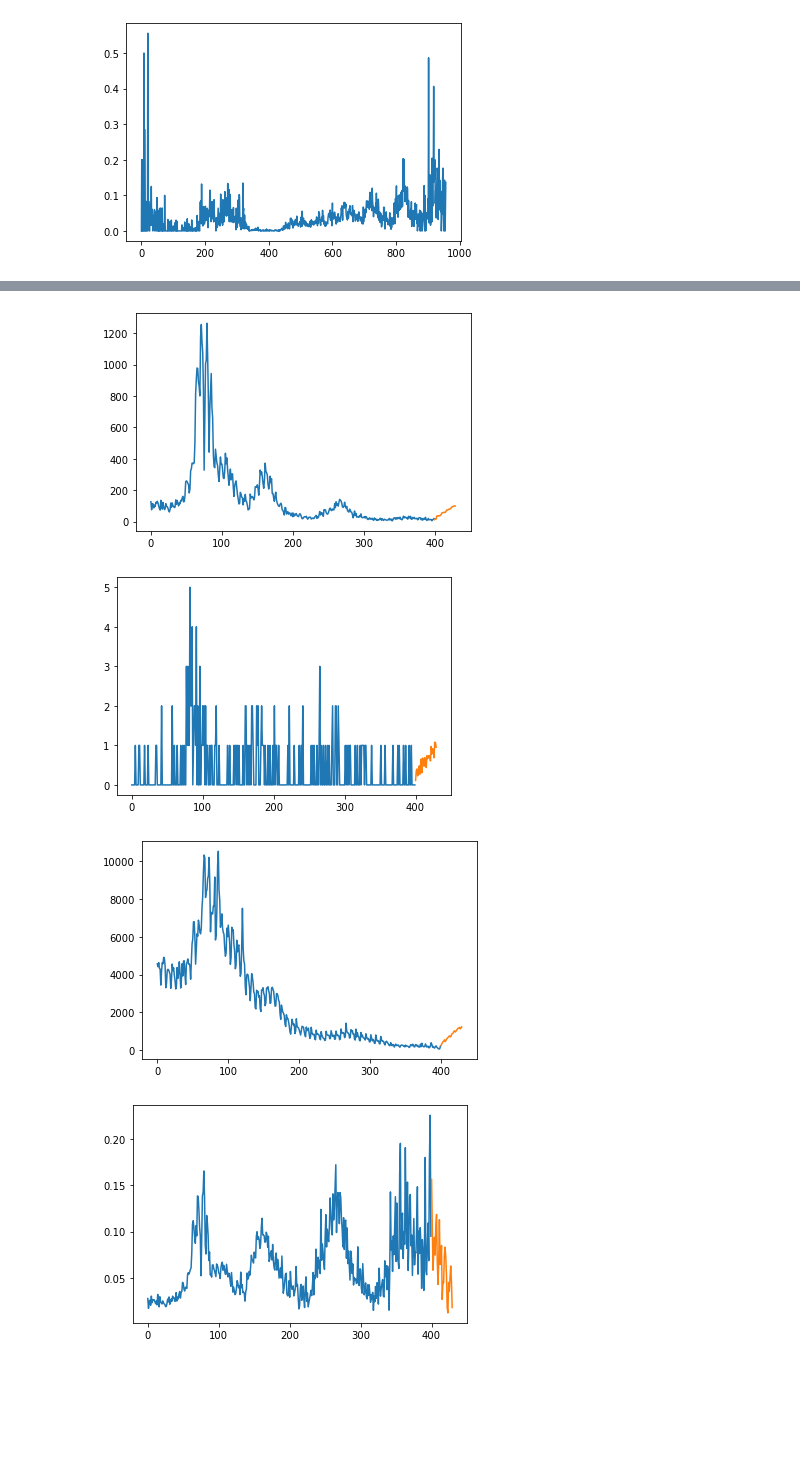
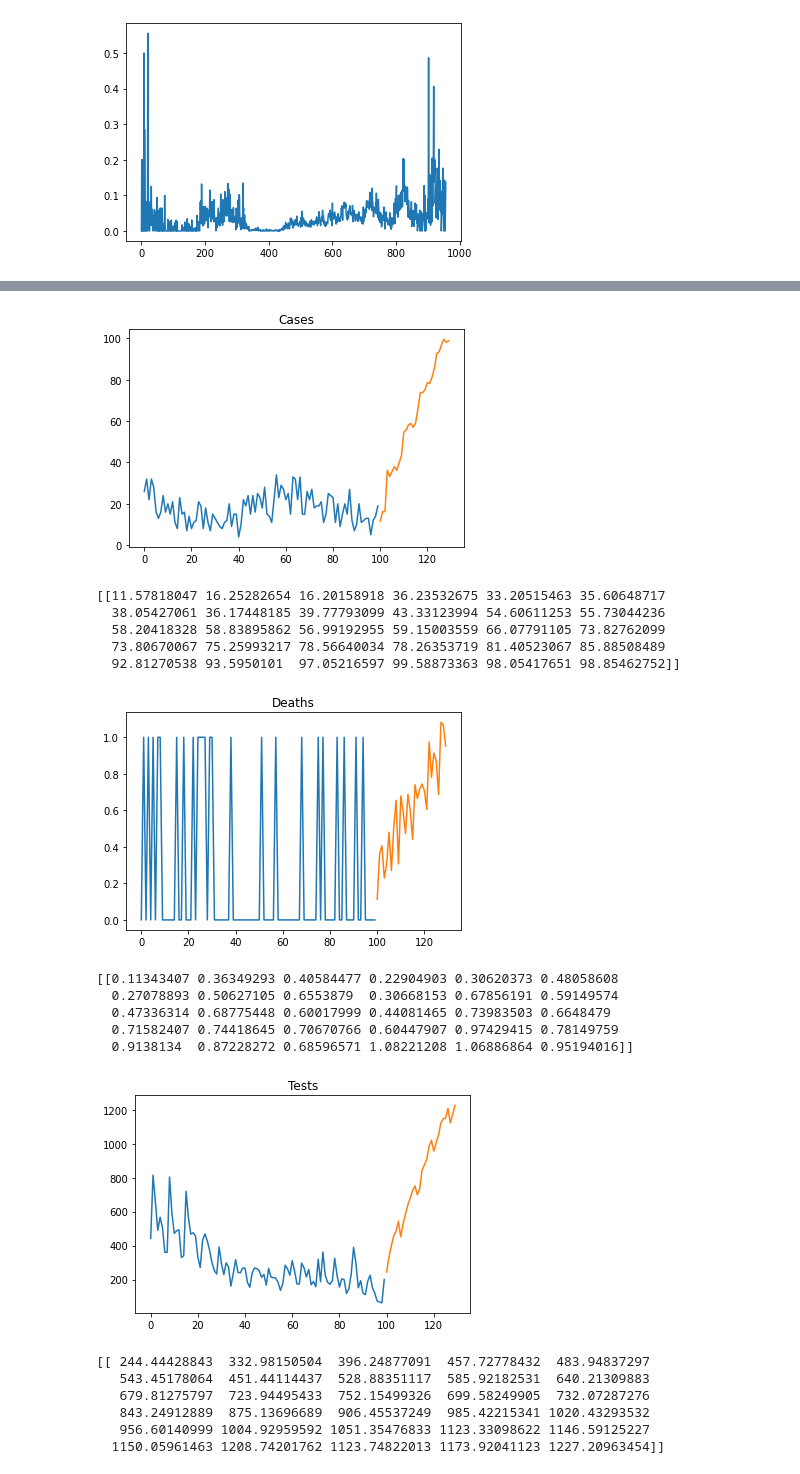
Before and after one commit to eduardburlacu/CERI_HackX, a Jupyter notebook: Covid_Cases_Predictor-main/Covid_Predictor_Main_BUN.ipynb, the cells around one changed output, grey strips where cells are left out. Cells and saved outputs as stored; diff of their text form; code cells hidden in the pictures; blank space fills up the shorter version.

Commit message:
predicted other data

```diff
--- a/Covid_Cases_Predictor-main/Covid_Predictor_Main_BUN.ipynb
+++ b/Covid_Cases_Predictor-main/Covid_Predictor_Main_BUN.ipynb
@@ -118,6 +120,4 @@ list_of_df[0][1].describe()
 # %%
-from warnings import simplefilter
-import seaborn as sns
 from sklearn.linear_model import LinearRegression
 # from sklearn.metrics import mean_squared_error
 from sklearn.model_selection import train_test_split
@@ -148,7 +148,7 @@ def pipeline(model, county, label):
 
     # 14 days of lag features
     y= county[label]
-    y = y.copy()*1000
+    y = y.copy()
     X = make_lags(y, lags=50).fillna(0.0)
 
     def make_multistep_target(ts, steps):
@@ -188,43 +188,59 @@ def pipeline(model, county, label):
 # %%
 list_of_features.append('y')
 # %%
-model = LinearRegression()
 dict_models=dict()
-for feat in list_of_features:
-    for i in range(len(list_of_df)//9):
-        model = pipeline(model, list_of_df[i][1], feat)
-    dict_models[feat]=model
-
-    past_values = 50
-    def get_data(n):
+def get_data(n, feat, past_values):
         re = list_of_df[n][1][feat]
         values=list(re)
         X = []
         y = []
         for i in range(len(values)-past_values):
             X.append(values[i:i+past_values])
             y.append(values[i+past_values])
         X = np.array(X)
         y = np.array(y)
         return X, y
+for feat in list_of_features:
+    model = LinearRegression()
+    for i in range(len(list_of_df)//9):
+        model = pipeline(model, list_of_df[i][1], feat)
+    dict_models[feat]=model
 
-    X, y = get_data(100)
+    past_values = 50
+    X, y = get_data(100, feat, past_values)
     # X, y = X[:-220], y[:-220]
 
-    plt.plot(y[-400:])
+    plt.plot(y[-100:])
 
     shift = 0
-    x_axis_future = np.arange(400-30*shift, 400-30*(shift-1))
-    if shift: y_future = model.predict(X[-1-shift:-shift])/1000
-    else: y_future = model.predict(X[-1-shift:]*1000)/1000
+    x_axis_future = np.arange(100-30*shift, 100-30*(shift-1))
+    if shift: y_future = model.predict(X[-1-shift:-shift])
+    else: y_future = model.predict(X[-1-shift:])
     plt.plot(x_axis_future, y_future[0])
     if shift == 0: y = np.append(y, y_future)
+    plt.title(feat)
     plt.show()
+    print(y_future[:20])
 # %% [output]
-[figure, old version]
+[figure, new version]
+[[11.57818047 16.25282654 16.20158918 36.23532675 33.20515463 35.60648717
+  38.05427061 36.17448185 39.77793099 43.33123994 54.60611253 55.73044236
+  58.20418328 58.83895862 56.99192955 59.15003559 66.07791105 73.82762099
+  73.80670067 75.25993217 78.56640034 78.26353719 81.40523067 85.88508489
+  92.81270538 93.5950101  97.05216597 99.58873363 98.05417651 98.85462752]]
-[figure, old version]
+[figure, new version]
+[[0.11343407 0.36349293 0.40584477 0.22904903 0.30620373 0.48058608
+  0.27078893 0.50627105 0.6553879  0.30668153 0.67856191 0.59149574
+  0.47336314 0.68775448 0.60017999 0.44081465 0.73983503 0.6648479
+  0.71582407 0.74418645 0.70670766 0.60447907 0.97429415 0.78149759
+  0.9138134  0.87228272 0.68596571 1.08221208 1.06886864 0.95194016]]
-[figure, old version]
+[figure, new version]
-[figure, removed]
+[[ 244.44428843  332.98150504  396.24877091  457.72778432  483.94837297
+   543.45178064  451.44114437  528.88351117  585.92182531  640.21309883
+   679.81275797  723.94495433  752.15499326  699.58249905  732.07287276
+   843.24912889  875.13696689  906.45537249  985.42215341 1020.43293532
+   956.60140999 1004.92959592 1051.35476833 1123.33098622 1146.59125227
+  1150.05961463 1208.74201762 1123.74822013 1173.92041123 1227.20963454]]
 # %%
 for name,mod in dict_models.items():
     with open('model_'+name,'wb') as f:
```
Also changed, not shown: parts of 7 cells of this notebook, 4 other files.
